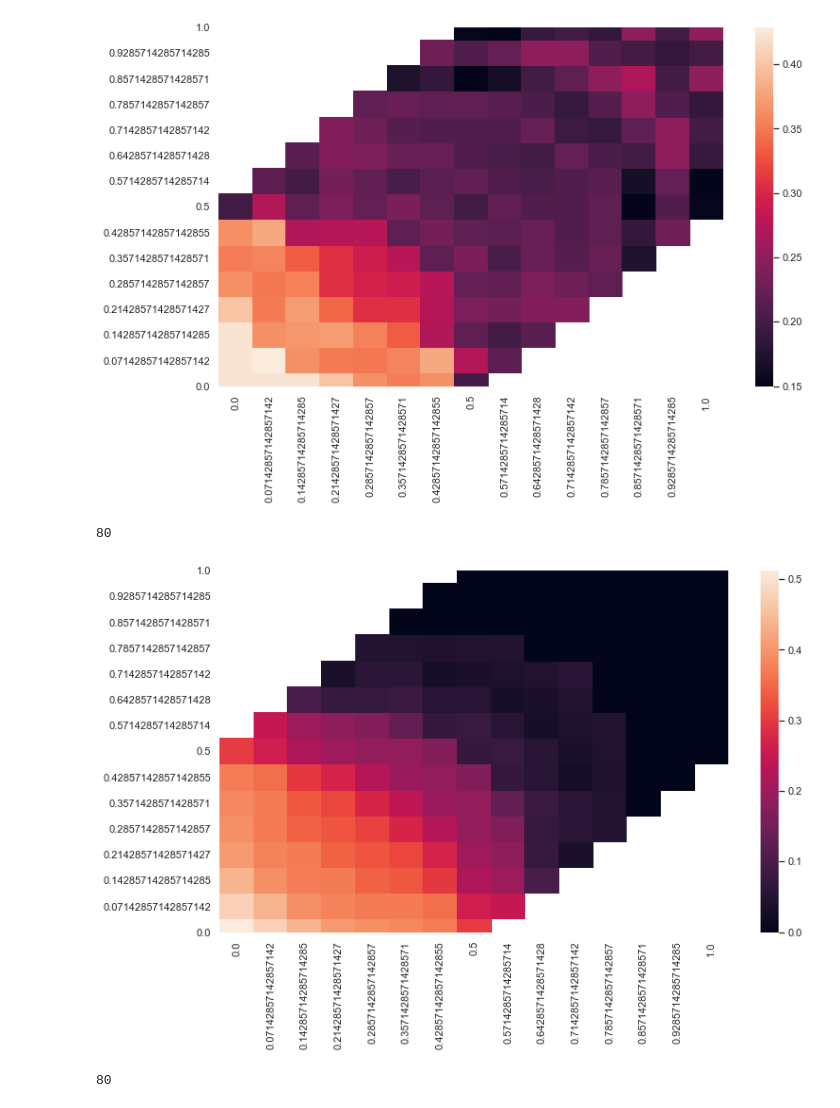
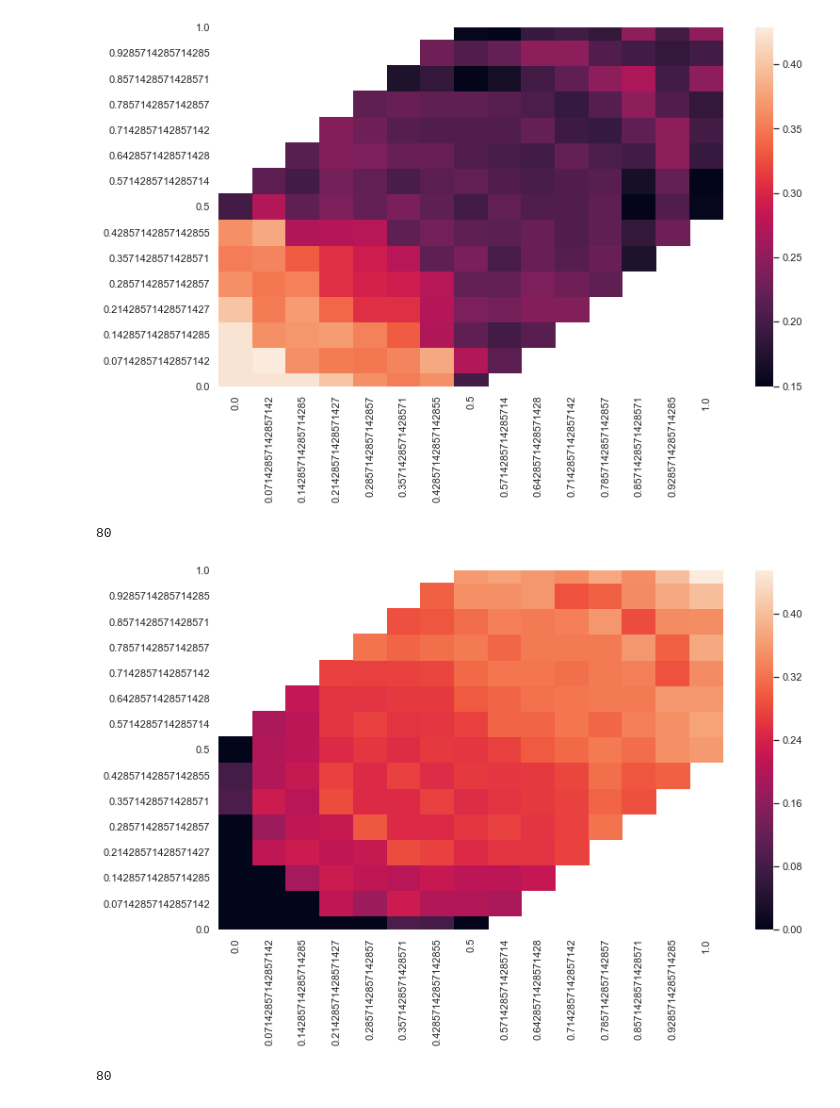
Before and after one commit to N8Grant/TripodsREU, a Jupyter notebook: scripts/Week5Exp.ipynb, the cells around one changed output. Drawn from its saved outputs; the diff is of its cells as text; code cells hidden in the pictures.

```diff
--- a/scripts/Week5Exp.ipynb
+++ b/scripts/Week5Exp.ipynb
@@ -1609,7 +1609,7 @@ for c in combinations(range(4),2):
 2 3 MannwhitneyuResult(statistic=138.0, pvalue=0.3074910460228458)
 [figure]
 # %%
-y= [list(gene_expression.loc[bap_ids[i],"RPL5"]) for i in range(2)]
+y= [list(gene_expression.loc[bap_ids[i],"FTH1"]) for i in range(2)]
 #y = [list(immune_fractions_df.loc[immune_ids[i],"Eosinophils"].values) for i in range(4)]
 temp_df = pd.DataFrame(data=y)
 sns.swarmplot( data=temp_df.T,color=".25")
@@ -1618,5 +1618,5 @@ plt.title("Eosinophils Differences Between Groups")
 plt.xlabel("Group Number")
 plt.ylabel("Immune Cell Fraction")
 for c in combinations(range(2),2):
-    print(c[0],c[1],mannwhitneyu(gene_expression.loc[bap_ids[c[0]],"RPL5"],gene_expression.loc[bap_ids[c[1]],"ENO1"]))
+    print(c[0],c[1],mannwhitneyu(gene_expression.loc[bap_ids[c[0]],"FTH1"],gene_expression.loc[bap_ids[c[1]],"FTH1"]))
 # %% [output]
@@ -1971,10 +1971,10 @@ z = heat_plot(gene_expression.loc[:,"BAP1"],gene_expression.loc[:,"BAP1"],np.asa
 80
 [figure]
 # %%
-z = heat_plot(weird_gene_expression.loc[:,"BAP1"],weird_gene_expression.loc[:,"BAP1"],np.asarray([1 if patient_dict[p]['os_status'] == 0 else 0 for p in list(gene_expression.index)]),.4,15)
+z = heat_plot(weird_gene_expression.loc[:,"FTH1"],weird_gene_expression.loc[:,"FTH1"],np.asarray([1 if patient_dict[p]['os_status'] == 0 else 0 for p in list(gene_expression.index)]),.4,15)
 # %% [output]
 80
-[figure, old version]
+[figure, new version]
 # %%
 z = heat_plot(gene_expression.loc[:,"CD74"],gene_expression.loc[:,"B2M"],immune_fractions_df.loc[:,"CD8 T cells"],.4,15)
 # %% [output]
```
Also changed, not shown: parts of 1 cell of this notebook, 2 other files.
